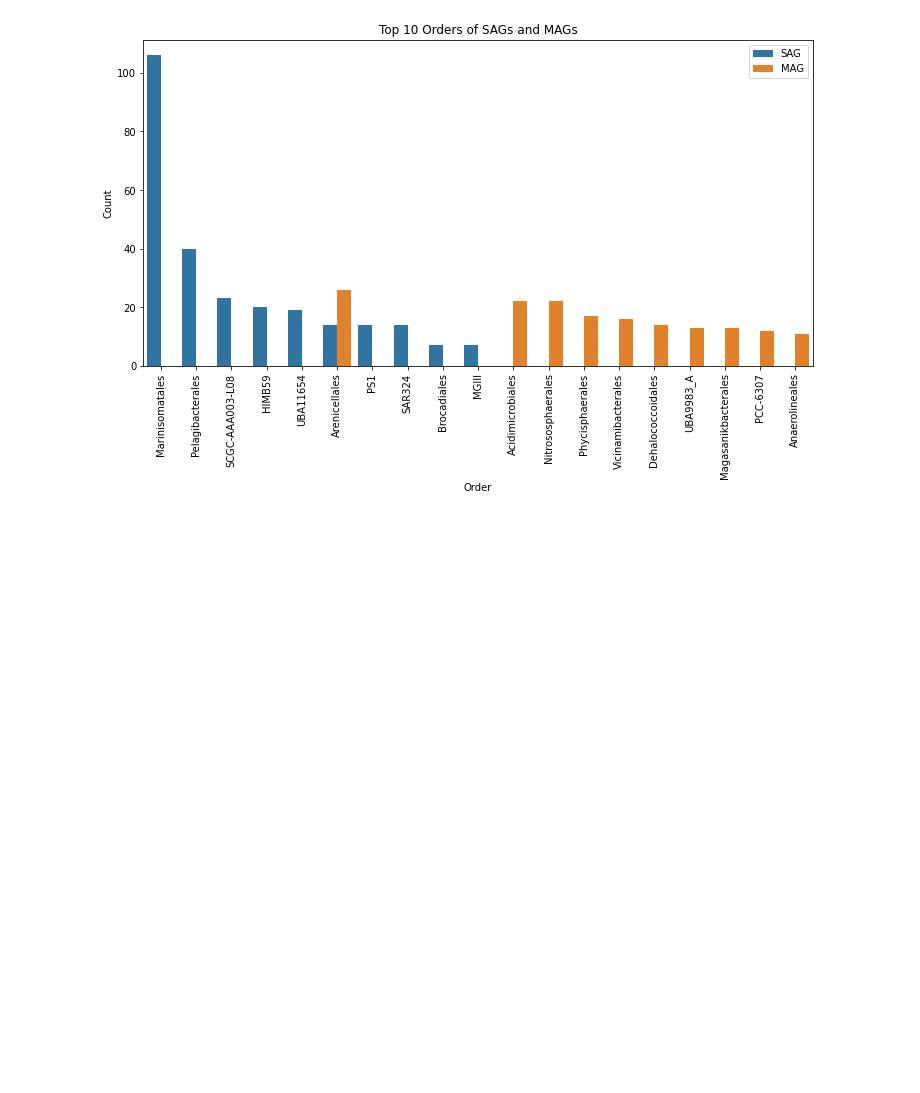
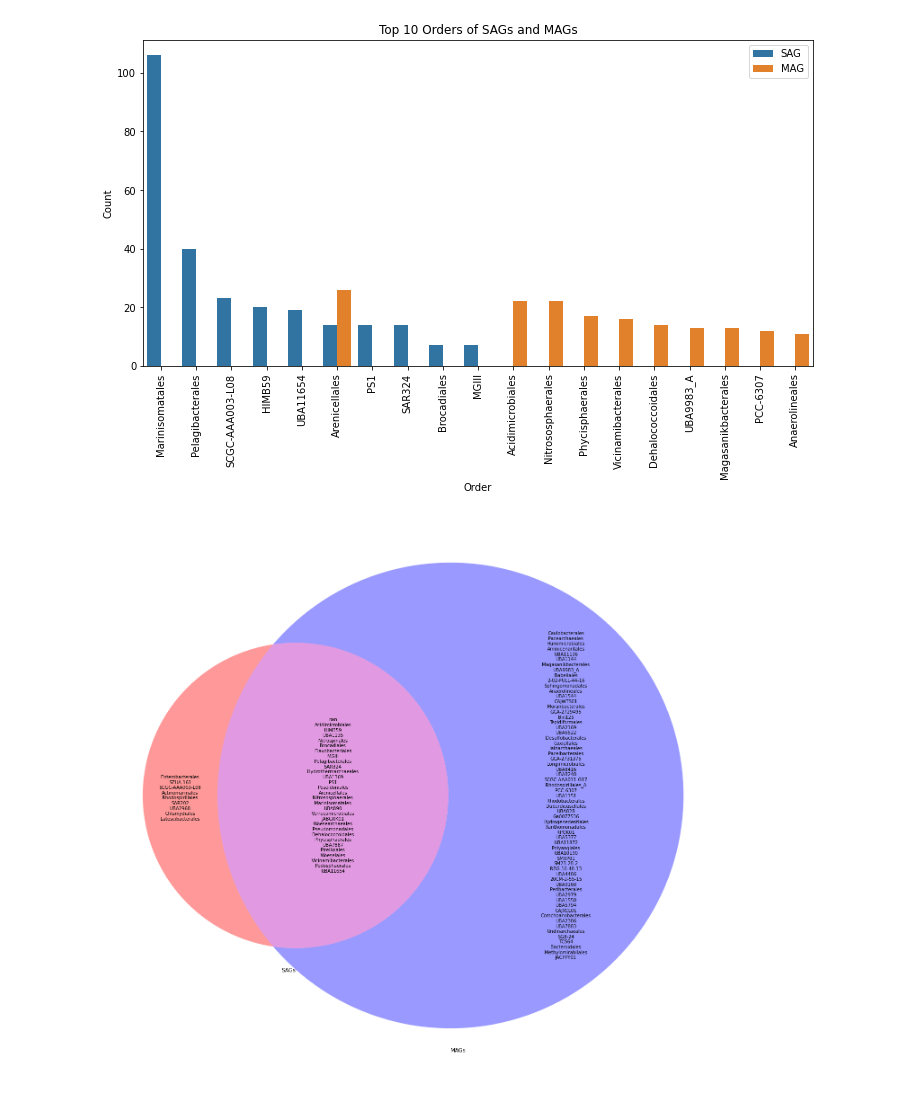
Before and after one commit to mdherring/OMZ_MH_Analysis, a Jupyter notebook: 07_SAG_gtdbtk.ipynb, the cells around one changed output. Drawn from its saved outputs; the diff is of its cells as text; code cells hidden in the pictures; blank space fills up the shorter version.

Commit message:
created venn diagram

```diff
--- a/07_SAG_gtdbtk.ipynb
+++ b/07_SAG_gtdbtk.ipynb
@@ -318,3 +319,26 @@ See the caveats in the documentation: https://pandas.pydata.org/pandas-docs/stab
   top_mag['group'] = 'MAG'
 <matplotlib.legend.Legend at 0x...>
 [figure]
+# %%
+# venn diagram
+
+sags_clean = sags
+sags_clean['order'] = sags['order'].dropna()
+mags_clean = mags
+mags_clean['order'] = mags['order'].dropna()
+
+
+set_A = set(sags_clean['order'])
+set_B = set(mags_clean['order'])
+
+fig, axes = plt.subplots(nrows=1, ncols=1, figsize=(25, 25))
+
+# Create the Venn diagram
+venn = venn2([set_A, set_B], ('SAGs', 'MAGs'),set_colors=('red', 'blue'))
+
+# Annotate the circles with values
+venn.get_label_by_id('10').set_text('\n'.join(map(str,set_A - set_B)))
+venn.get_label_by_id('01').set_text('\n'.join(map(str,set_B - set_A)))
+venn.get_label_by_id('11').set_text('\n'.join(map(str,set_A & set_B)))
+# %% [output]
+[figure, added]
```
Also changed, not shown: parts of 1 cell of this notebook.
